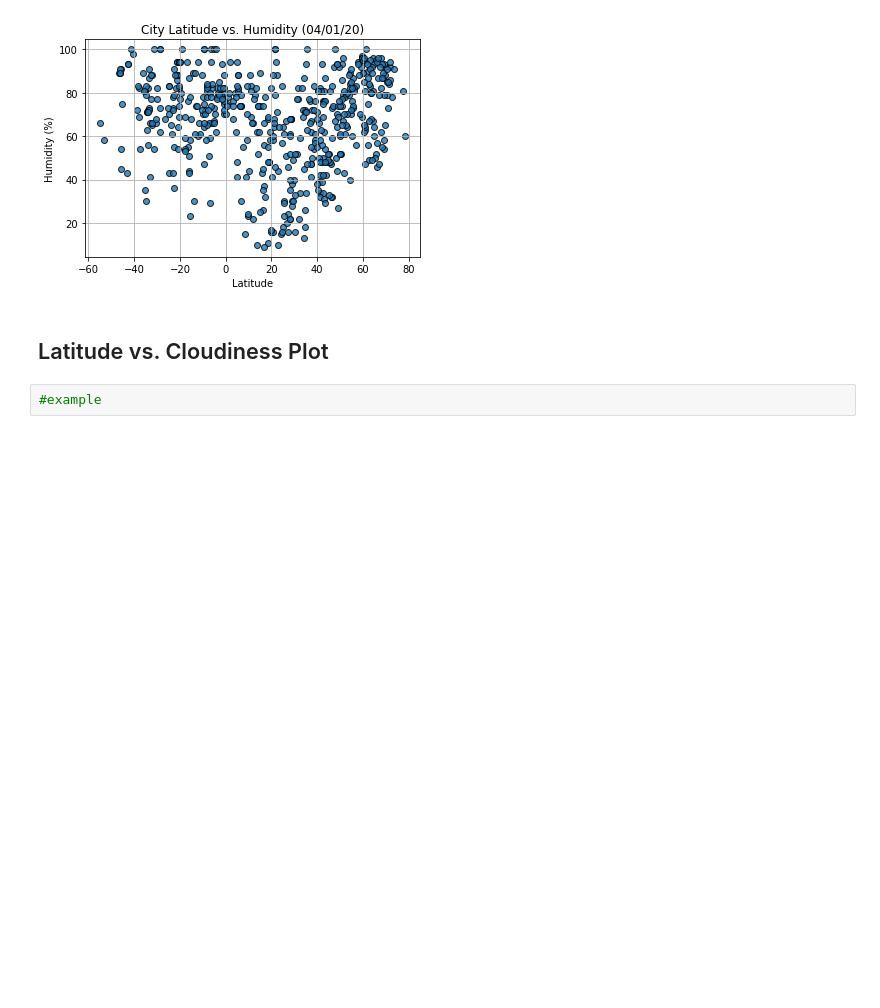
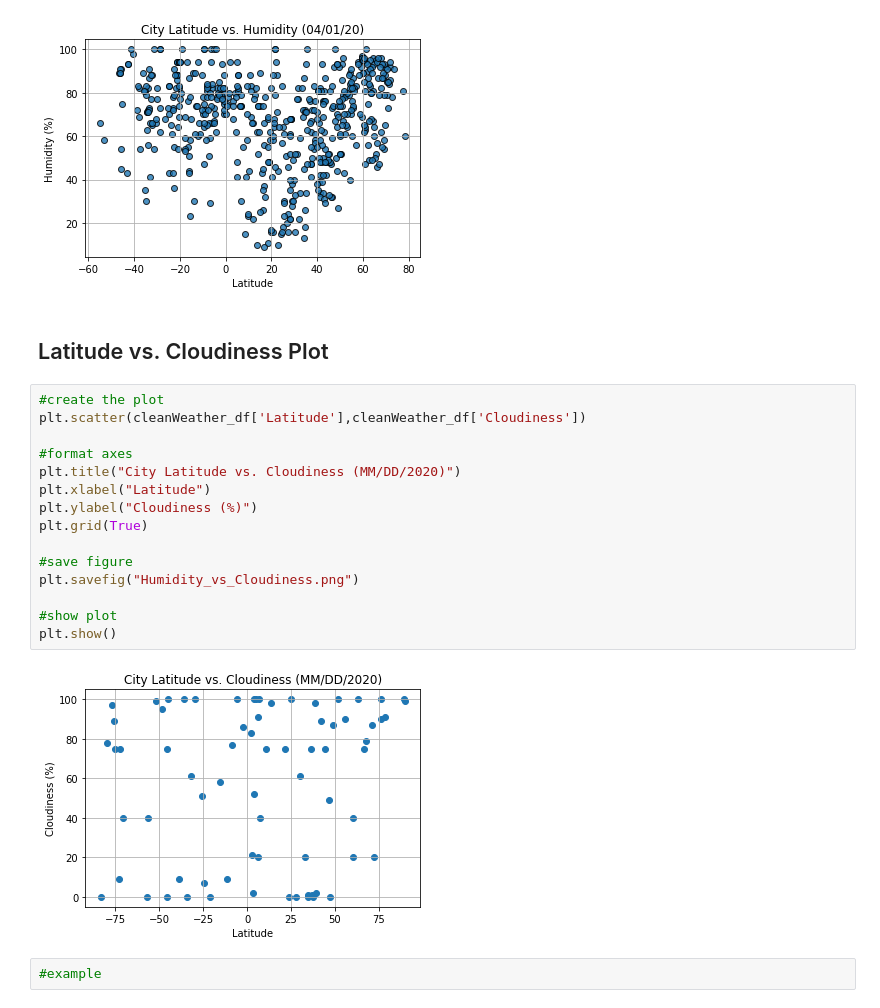
Before and after one commit to meielerol/API-challenge, a Jupyter notebook: WeatherPy.ipynb, the cells around one changed output. Cells and saved outputs as stored; diff of their text form; blank space fills up the shorter version.

```diff
--- a/WeatherPy.ipynb
+++ b/WeatherPy.ipynb
@@ -305,6 +339,23 @@ cleanWeather_df
 [figure]
 # %% [markdown]
 ## Latitude vs. Cloudiness Plot
+# %%
+#create the plot
+plt.scatter(cleanWeather_df['Latitude'],cleanWeather_df['Cloudiness'])
+
+#format axes
+plt.title("City Latitude vs. Cloudiness (MM/DD/2020)")
+plt.xlabel("Latitude")
+plt.ylabel("Cloudiness (%)")
+plt.grid(True)
+
+#save figure
+plt.savefig("Humidity_vs_Cloudiness.png")
+
+#show plot
+plt.show()
+# %% [output]
+[figure, added]
 # %%
 #example
 # %% [output]
```
Also changed, not shown: parts of 3 cells of this notebook, 4 other files.
